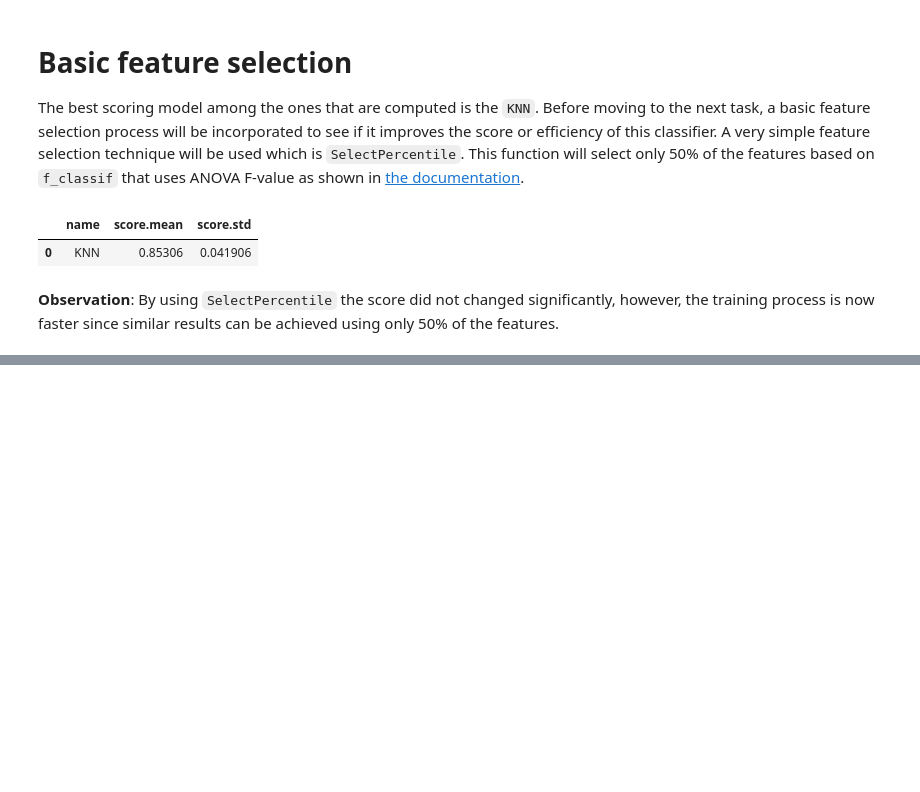
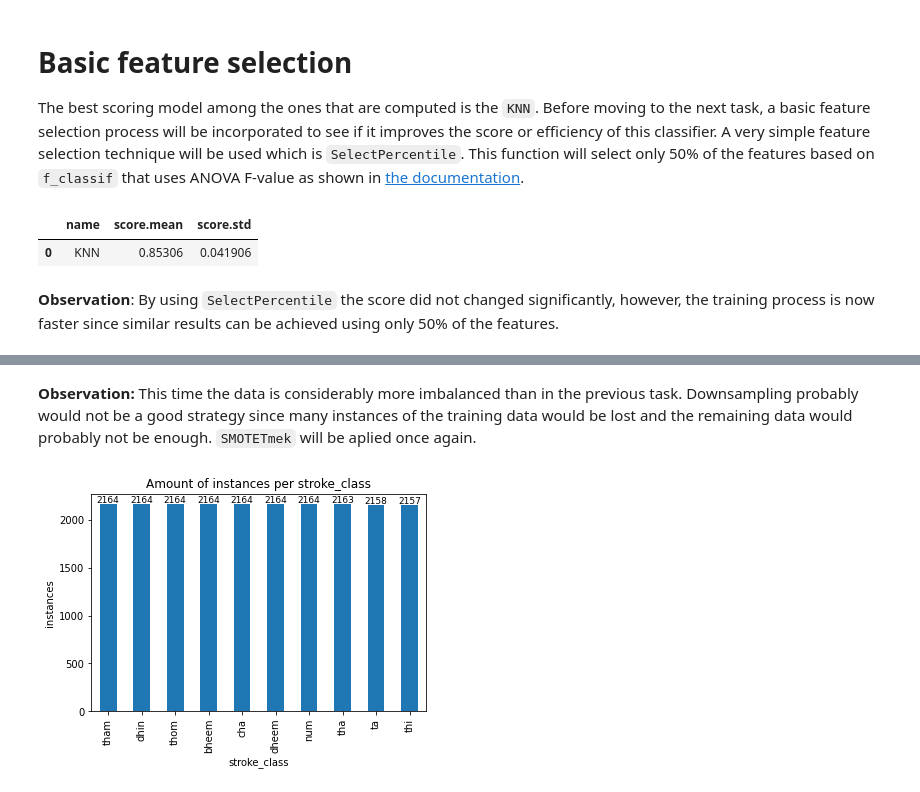
Before and after one commit to eagomez2/mir_basics, a Jupyter notebook: eagomez_assignment01_exemplary_mir_workflow.ipynb, the cells around one changed output, grey strips where cells are left out. Cells and saved outputs as stored; diff of their text form; code cells hidden in the pictures; blank space fills up the shorter version.

```diff
--- a/eagomez_assignment01_exemplary_mir_workflow.ipynb
+++ b/eagomez_assignment01_exemplary_mir_workflow.ipynb
@@ -720,0 +726,4 @@ display(df_scores_selected)
+# %%
+df_stroke_norm = df_raw.copy()  # Another data copy from raw data
+df_stroke_norm.iloc[:, :-2] = min_max_scaler.fit_transform(df_stroke_norm.iloc[:, :-2])  # Last 2 columns are categorical data
+df_stroke_norm.describe()  # See stats again to see how it looks like after transform
@@ -720,0 +747,22 @@ display(df_scores_selected)
+# %% [markdown]
+**Observation:** This time the data is considerably more imbalanced than in the previous task. Downsampling probably would not be a good strategy since many instances of the training data would be lost and the remaining data would probably not be enough. `SMOTETmek` will be aplied once again.
+# %%
+smk = SMOTETomek(random_state=1)
+
+df_X_stroke_norm = df_stroke_norm.drop(['tonic_class', 'stroke_class'], axis=1)
+df_y_stroke_norm = df_stroke_norm[['stroke_class']]
+df_y_stroke_norm.tonic_class = pd.Categorical(df_y_stroke_norm.stroke_class)
+
+# Get oversampled data as np.array
+X_stroke_norm_bal, y_stroke_norm_bal = smk.fit_sample(df_X_stroke_norm, df_y_stroke_norm)
+
+# Reconstruct DataFrame for plotting
+df_stroke_norm_bal = pd.concat([pd.DataFrame(X_stroke_norm_bal),
+                                   pd.DataFrame(y_stroke_norm_bal)],
+                                   axis=1)
+
+df_stroke_norm_bal.columns = df_stroke_norm.drop(['tonic_class'], axis=1).columns
+
+plot_class_distribution_barplot(df_stroke_norm_bal.stroke_class)
+# %% [output]
+[figure, added]
```
Also changed, not shown: parts of 7 cells of this notebook.
